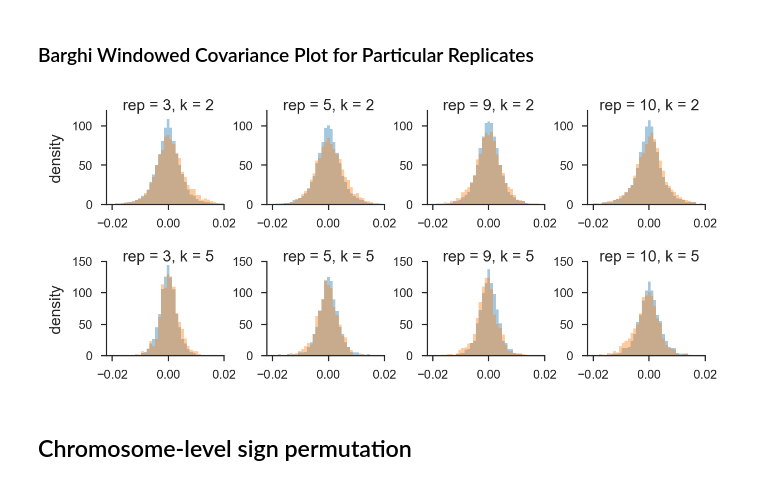
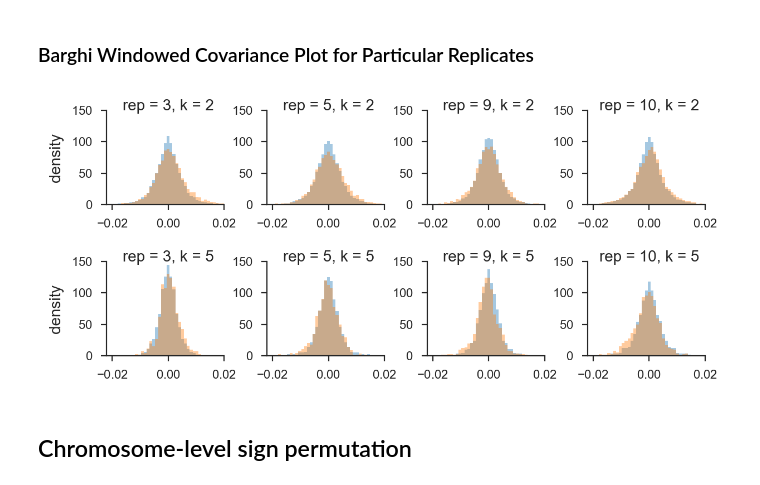
Before and after one commit to vsbuffalo/cvtk, a Jupyter notebook: notebooks/plots/plots.ipynb, the cells around one changed output. Drawn from its saved outputs; the diff is of its cells as text; code cells hidden in the pictures.

Commit message:
updated plots, new R analysis of Bergland data

```diff
--- a/notebooks/plots/plots.ipynb
+++ b/notebooks/plots/plots.ipynb
@@ -35,6 +35,7 @@ mpl.rcParams['figure.dpi'] = 200
 ONECOL = 3.42
 THREEHALVESCOL = 4.5
 TWOCOL = 7
+plt.style.use('./buffalo.mplstyle')
 # %% [markdown]
 ## Barghi et al (2019) Combined Plots
 # %%
@@ -490,18 +564,4 @@ fig.savefig("tailprobs-0.10.pdf", bbox_inches='tight')
 [figure]
 # %% [markdown]
 ### Barghi Empirical Tail Probabilities for α=0.2
-# %%
-CACHED_EMPCOV_TAILPROB_20 = '../../data/barghi_et_al_2019/empnull_tail_probs_bootstraps_alpha_0.2.npy'
-if not os.path.exists(CACHED_EMPCOV_TAILPROB_20):
-    empnull_tail_probs_bootstraps_20 = np.array(bootstrap_tail_probs(barghi_emp_null_tile, barghi_tile_covs,
-                                                                     B=1000, alpha=0.2, progress_bar=True))
-    with open(CACHED_EMPCOV_TAILPROB_20, 'wb') as f:
-        np.save(f, empnull_tail_probs_bootstraps_20)
-else:
-    with open(CACHED_EMPCOV_TAILPROB_20, 'rb') as f:
-        empnull_tail_probs_bootstraps_20 = np.load(f)
-
-
-stats_20 = np.array([tail_probs(np.diagonal(barghi_emp_null_tile, k, 2, 3), np.diagonal(barghi_tile_covs, k, 1, 2), alpha=0.2)
-                     for k in np.arange(1, T)])
 # %%
@@ -538,13 +595,0 @@ array([[[0.99434901, 1.29135963],
-# %%
-CACHED_EMPCOV_TAILPROB_05 = '../../data/barghi_et_al_2019/empnull_tail_probs_bootstraps_alpha_0.05.npy'
-if not os.path.exists(CACHED_EMPCOV_TAILPROB_05):
-    empnull_tail_probs_bootstraps_05 = np.array(bootstrap_tail_probs(barghi_emp_null_tile, barghi_tile_covs,
-                                                                     B=1000, alpha=0.05, progress_bar=True))
-    with open(CACHED_EMPCOV_TAILPROB_05, 'wb') as f:
-        np.save(f, empnull_tail_probs_bootstraps_05)
-else:
-    with open(CACHED_EMPCOV_TAILPROB_05, 'rb') as f:
-        empnull_tail_probs_bootstraps_05 = np.load(f)
-
-stats_05 = np.array([tail_probs(np.diagonal(barghi_emp_null_tile, k, 2, 3), np.diagonal(barghi_tile_covs, k, 1, 2), alpha=0.05)
-                     for k in np.arange(1, T)])
@@ -561,16 +596,3 @@ fig.savefig("tailprobs-0.05.pdf", bbox_inches='tight')
 # %% [markdown]
 ### Barghi Empirical Tail Probabilities for α=0.5
-# %%
-CACHED_EMPCOV_TAILPROB_50 = '../../data/barghi_et_al_2019/empnull_tail_probs_bootstraps_alpha_0.5.npy'
-if not os.path.exists(CACHED_EMPCOV_TAILPROB_50):
-    empnull_tail_probs_bootstraps_50 = np.array(bootstrap_tail_probs(barghi_emp_null_tile, barghi_tile_covs,
-                                                                     B=1000, alpha=0.5, progress_bar=True))
-    with open(CACHED_EMPCOV_TAILPROB_50, 'wb') as f:
-        np.save(f, empnull_tail_probs_bootstraps_50)
-else:
-    with open(CACHED_EMPCOV_TAILPROB_50, 'rb') as f:
-        empnull_tail_probs_bootstraps_50 = np.load(f)
-
-stats_50 = np.array([tail_probs(np.diagonal(barghi_emp_null_tile, k, 2, 3), np.diagonal(barghi_tile_covs, k, 1, 2), alpha=0.5)
-                     for k in np.arange(1, T)])
 # %%
@@ -640,26 +662,26 @@ plt.savefig('barghi-offset-panels.pdf', bbox_inches="tight")
 # %%
 np.random.seed(0)
 nreps = 4
 fig, ax = plt.subplots(ncols=nreps, nrows=2, figsize=(TWOCOL, TWOCOL/2.4))
 
 reps = sorted(np.random.choice(np.arange(10), replace=False, size=nreps))
 ks = [2, 5]
 
 for i in range(nreps):
     for j in (0, 1):
         ylabel = '' if i > 0 else 'density'
         cov_hist(barghi_emp_null_tile, barghi_tile_covs, k=ks[j], ax=ax[j, i], rep=reps[i],
              bins=np.linspace(-0.02, 0.02, 40), xlabel='', ylabel=ylabel, real_label='observed\ncovariance')
-        ymax = 150 if j == 1 else 120
+        ymax = 150
         ax[j, i].set_ylim(0, ymax)
         ax[j, i].spines['left'].set_bounds(0, ymax)
         ax[j, i].spines['bottom'].set_bounds(-0.022, 0.02)
         ax[j, i].text(0, ymax, f'rep = {reps[i]+1}, k = {ks[j]}', horizontalalignment='center')
 
 plt.subplots_adjust(wspace=0.3, hspace=0.6)
 plt.savefig('barghi-offset-replicate-panels.pdf', bbox_inches="tight")
 # %% [output]
-[figure, old version]
+[figure, new version]
 # %% [markdown]
 ## Chromosome-level sign permutation
 # %%
```
Also changed, not shown: parts of 31 cells of this notebook, 24 other files.
